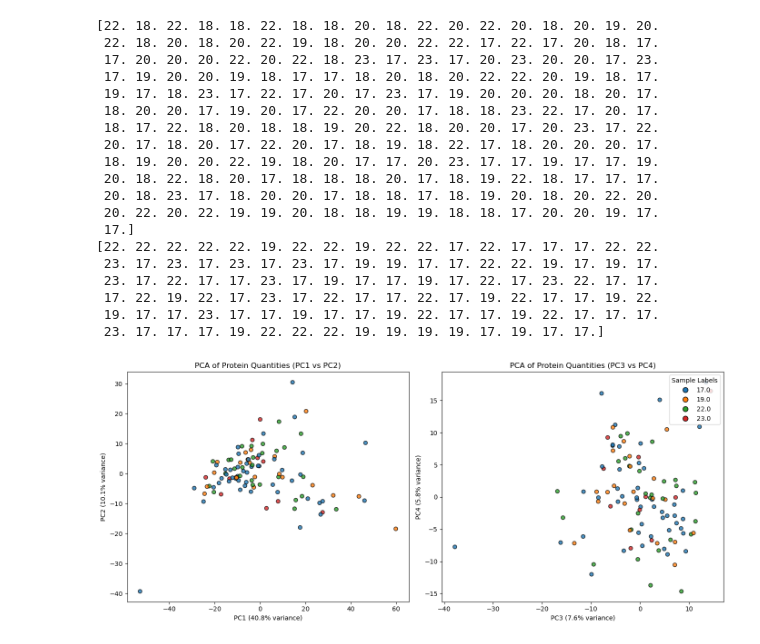
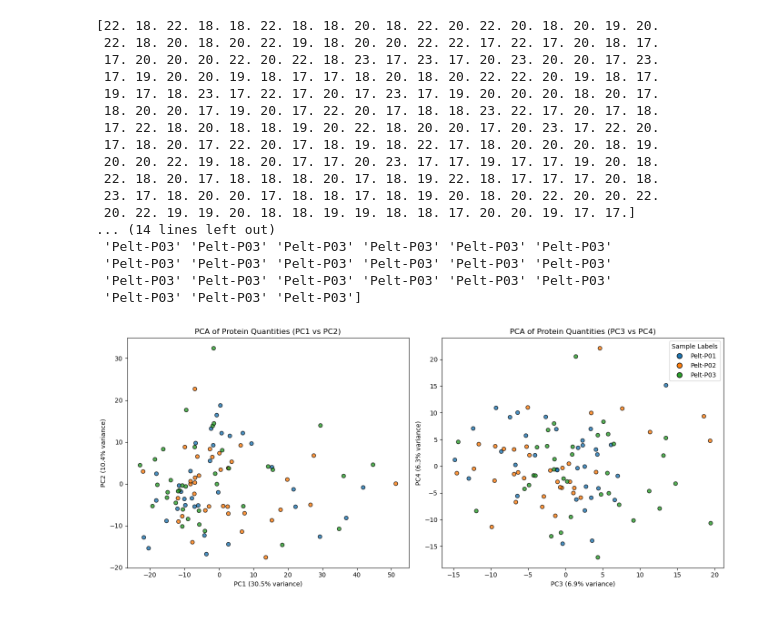
Before and after one commit to mriffle/tei-rex-phase2-pelt-targeted-notebook, a Jupyter notebook: protein-classifiers-exploration-logistic-regression.ipynb, the cells around one changed output. Drawn from its saved outputs; the diff is of its cells as text; code cells hidden in the pictures.

Commit message:
explore normalization schemes

```diff
--- a/protein-classifiers-exploration-logistic-regression.ipynb
+++ b/protein-classifiers-exploration-logistic-regression.ipynb
@@ -106,0 +143,36 @@ trex batches: [17. 18. 19. 20. 22. 23.]
+# %%
+# try normalizing using the N proteins with the least variance
+
+import numpy as np
+
+# Filter peptides that have values in all samples (no NaN or zeros)
+valid_columns = np.all(np.isfinite(X), axis=0) & np.all(X != 0, axis=0)
+filtered_X = X[:, valid_columns]
+
+# Compute variance across rows (axis=0) for each remaining column (peptide)
+variances = np.var(filtered_X, axis=0)
+
+# Number of least variable peptides to select
+N = 8
+
+# Get indices of the N smallest variances within the filtered matrix
+least_variable_indices = np.argsort(variances)[:N]
+
+# Map back to the original column indices
+original_indices = np.where(valid_columns)[0][least_variable_indices]
+
+print("Original indices of least variable peptides:", original_indices)
+print("Variances of least variable peptides:", variances[least_variable_indices])
+
+# Extract the least variable peptides from X
+stable_peptide_data = X[:, least_variable_indices]
+
+# Calculate normalization factor as the mean of stable peptides for each sample
+normalization_factors = np.mean(stable_peptide_data, axis=1)
+#normalization_factors = np.exp(np.log(stable_peptide_data).mean(axis=1))
+
+# Normalize the entire data matrix by dividing by the normalization factors
+normalized_X = X / normalization_factors[:, np.newaxis]
+
+print("Normalized data shape:", normalized_X.shape)
+X = normalized_X
@@ -202,7 +353,7 @@ from matplotlib.colors import ListedColormap
 # Create mask for filtering
 mask = [(f == 'FA1') for r, f, b in zip(rad, fa, trex_batch)]
 print(trex_batch)
-filtered_labels = trex_batch[mask]
+filtered_labels = plate[mask]
 print(filtered_labels)
 # Standardize the data
 scaler = StandardScaler()
@@ -227,45 +378,43 @@ cmap = ListedColormap(plt.cm.tab10.colors[:len(unique_labels)])
 fig, axes = plt.subplots(1, 2, figsize=(14, 6))
 
 for ax in axes:
     ax.set_facecolor('white')  # Ensure no grey background
 
 # PC1 vs PC2 plot
 scatter1 = axes[0].scatter(X_pca[:, 0], X_pca[:, 1], c=colors, cmap=cmap, edgecolor='k', alpha=0.8)
 axes[0].set_xlabel(f"PC1 ({explained_var[0]:.1f}% variance)")
 axes[0].set_ylabel(f"PC2 ({explained_var[1]:.1f}% variance)")
 axes[0].set_title("PCA of Protein Quantities (PC1 vs PC2)")
 
 # Create legend for PC1 vs PC2 plot
 handles = [plt.Line2D([0], [0], marker='o', linestyle='', markersize=8, markerfacecolor=cmap(idx), markeredgecolor='k')
            for idx in range(len(unique_labels))]
 
 # PC3 vs PC4 plot
 scatter2 = axes[1].scatter(X_pca[:, 2], X_pca[:, 3], c=colors, cmap=cmap, edgecolor='k', alpha=0.8)
 axes[1].set_xlabel(f"PC3 ({explained_var[2]:.1f}% variance)")
 axes[1].set_ylabel(f"PC4 ({explained_var[3]:.1f}% variance)")
 axes[1].set_title("PCA of Protein Quantities (PC3 vs PC4)")
 axes[1].legend(handles, unique_labels, title="Sample Labels", loc="upper right", frameon=True)
 
 plt.tight_layout()
 plt.show()
 # %% [output]
 [22. 18. 22. 18. 18. 22. 18. 18. 20. 18. 22. 20. 22. 20. 18. 20. 19. 20.
  22. 18. 20. 18. 20. 22. 19. 18. 20. 20. 22. 22. 17. 22. 17. 20. 18. 17.
  17. 20. 20. 20. 22. 20. 22. 18. 23. 17. 23. 17. 20. 23. 20. 20. 17. 23.
  17. 19. 20. 20. 19. 18. 17. 17. 18. 20. 18. 20. 22. 22. 20. 19. 18. 17.
  19. 17. 18. 23. 17. 22. 17. 20. 17. 23. 17. 19. 20. 20. 20. 18. 20. 17.
- 18. 20. 20. 17. 19. 20. 17. 22. 20. 20. 17. 18. 18. 23. 22. 17. 20. 17.
- 18. 17. 22. 18. 20. 18. 18. 19. 20. 22. 18. 20. 20. 17. 20. 23. 17. 22.
- 20. 17. 18. 20. 17. 22. 20. 17. 18. 19. 18. 22. 17. 18. 20. 20. 20. 17.
- 18. 19. 20. 20. 22. 19. 18. 20. 17. 17. 20. 23. 17. 17. 19. 17. 17. 19.
- 20. 18. 22. 18. 20. 17. 18. 18. 18. 20. 17. 18. 19. 22. 18. 17. 17. 17.
- 20. 18. 23. 17. 18. 20. 20. 17. 18. 18. 17. 18. 19. 20. 18. 20. 22. 20.
- 20. 22. 20. 22. 19. 19. 20. 18. 18. 19. 19. 18. 18. 17. 20. 20. 19. 17.
- 17.]
-[22. 22. 22. 22. 22. 19. 22. 22. 19. 22. 22. 17. 22. 17. 17. 17. 22. 22.
- 23. 17. 23. 17. 23. 17. 23. 17. 19. 19. 17. 17. 22. 22. 19. 17. 19. 17.
- 23. 17. 22. 17. 17. 23. 17. 19. 17. 17. 19. 17. 22. 17. 23. 22. 17. 17.
- 17. 22. 19. 22. 17. 23. 17. 22. 17. 17. 22. 17. 19. 22. 17. 17. 19. 22.
- 19. 17. 17. 23. 17. 17. 19. 17. 17. 19. 22. 17. 17. 19. 22. 17. 17. 17.
- 23. 17. 17. 17. 19. 22. 22. 22. 19. 19. 19. 19. 17. 19. 17. 17.]
+ 18. 20. 20. 17. 19. 20. 17. 22. 20. 17. 18. 18. 23. 22. 17. 20. 17. 18.
+ 17. 22. 18. 20. 18. 18. 19. 20. 22. 18. 20. 20. 17. 20. 23. 17. 22. 20.
+ 17. 18. 20. 17. 22. 20. 17. 18. 19. 18. 22. 17. 18. 20. 20. 20. 18. 19.
+ 20. 20. 22. 19. 18. 20. 17. 17. 20. 23. 17. 17. 19. 17. 17. 19. 20. 18.
+ 22. 18. 20. 17. 18. 18. 18. 20. 17. 18. 19. 22. 18. 17. 17. 17. 20. 18.
+ 23. 17. 18. 20. 20. 17. 18. 18. 17. 18. 19. 20. 18. 20. 22. 20. 20. 22.
+ 20. 22. 19. 19. 20. 18. 18. 19. 19. 18. 18. 17. 20. 20. 19. 17. 17.]
+... (14 lines left out)
+ 'Pelt-P03' 'Pelt-P03' 'Pelt-P03' 'Pelt-P03' 'Pelt-P03' 'Pelt-P03'
+ 'Pelt-P03' 'Pelt-P03' 'Pelt-P03' 'Pelt-P03' 'Pelt-P03' 'Pelt-P03'
+ 'Pelt-P03' 'Pelt-P03' 'Pelt-P03' 'Pelt-P03' 'Pelt-P03' 'Pelt-P03'
+ 'Pelt-P03' 'Pelt-P03' 'Pelt-P03']
-[figure, old version]
+[figure, new version]
```
Also changed, not shown: parts of 13 cells of this notebook, 2 other files.
